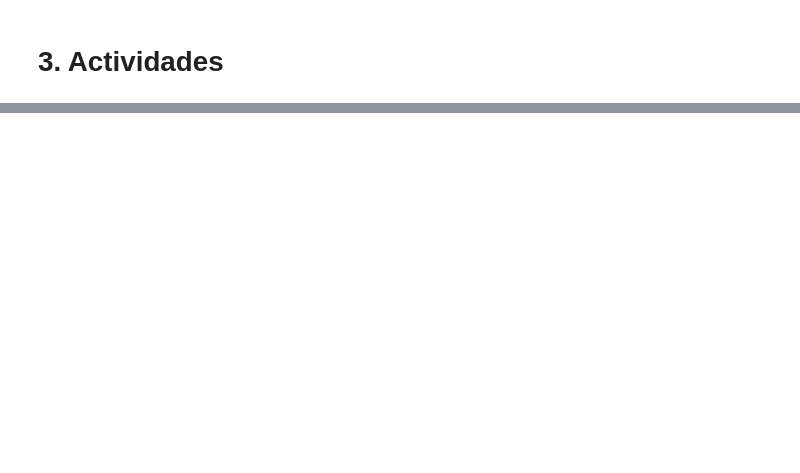
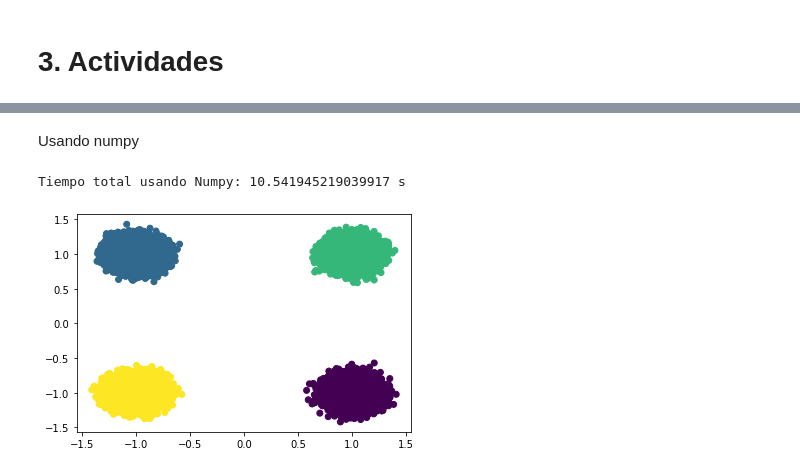
Before and after one commit to TamaraCucumides/TallerPythonMIA, a Jupyter notebook: Sesion 2 - Git, Clases y Programacion Funcional/Funciones_y_Manejo_de_excepciones.ipynb, the cells around one changed output, grey strips where cells are left out. Cells and saved outputs as stored; diff of their text form; code cells hidden in the pictures; blank space fills up the shorter version.

```diff
--- a/Sesion 2 - Git, Clases y Programacion Funcional/Funciones_y_Manejo_de_excepciones.ipynb
+++ b/Sesion 2 - Git, Clases y Programacion Funcional/Funciones_y_Manejo_de_excepciones.ipynb
@@ -309,0 +556,41 @@ df
+# %% [markdown]
+Usando numpy
+# %%
+
+c_1 = np.array([1, 0] + [0] * (dim-2))
+c_2 = np.array([-1, 0] + [0.0] * (dim-2))
+c_3 = np.array([0, 1] + [0.0] * (dim-2))
+c_4 = np.array([0, -1] + [0.0] * (dim-2))
+centers = np.array([c_1, c_2, c_3, c_4])
+
+old_classes = [-1] * 1000
+stop = False
+initial_time = time.time()
+
+while not stop:
+    # Primero determinamos los clusters de cada punto
+    new_classes = []
+    new_centers = np.array([np.zeros(dim), np.zeros(dim), np.zeros(dim), np.zeros(dim)])
+    for vector in data:
+        center_index = np.argmin(np.linalg.norm(centers - vector, axis=1))
+        new_classes.append(center_index)
+        new_centers[center_index] += vector
+
+    for i in range(4):
+        class_count = new_classes.count(i)
+        if class_count != 0:
+            new_centers[i] /= class_count
+
+    if new_classes == old_classes:
+        stop = True
+
+    old_classes = copy.copy(new_classes)
+    centers = copy.copy(new_centers)
+end_time = time.time()
+numpy_time = end_time - initial_time
+print(f'Tiempo total usando Numpy: {numpy_time} s')
+plt.scatter(data[:, 0], data[:, 1], c=new_classes)
+plt.show()
+# %% [output]
+Tiempo total usando Numpy: 10.541945219039917 s
+[figure, added]
```
Also changed, not shown: parts of 34 cells of this notebook.
